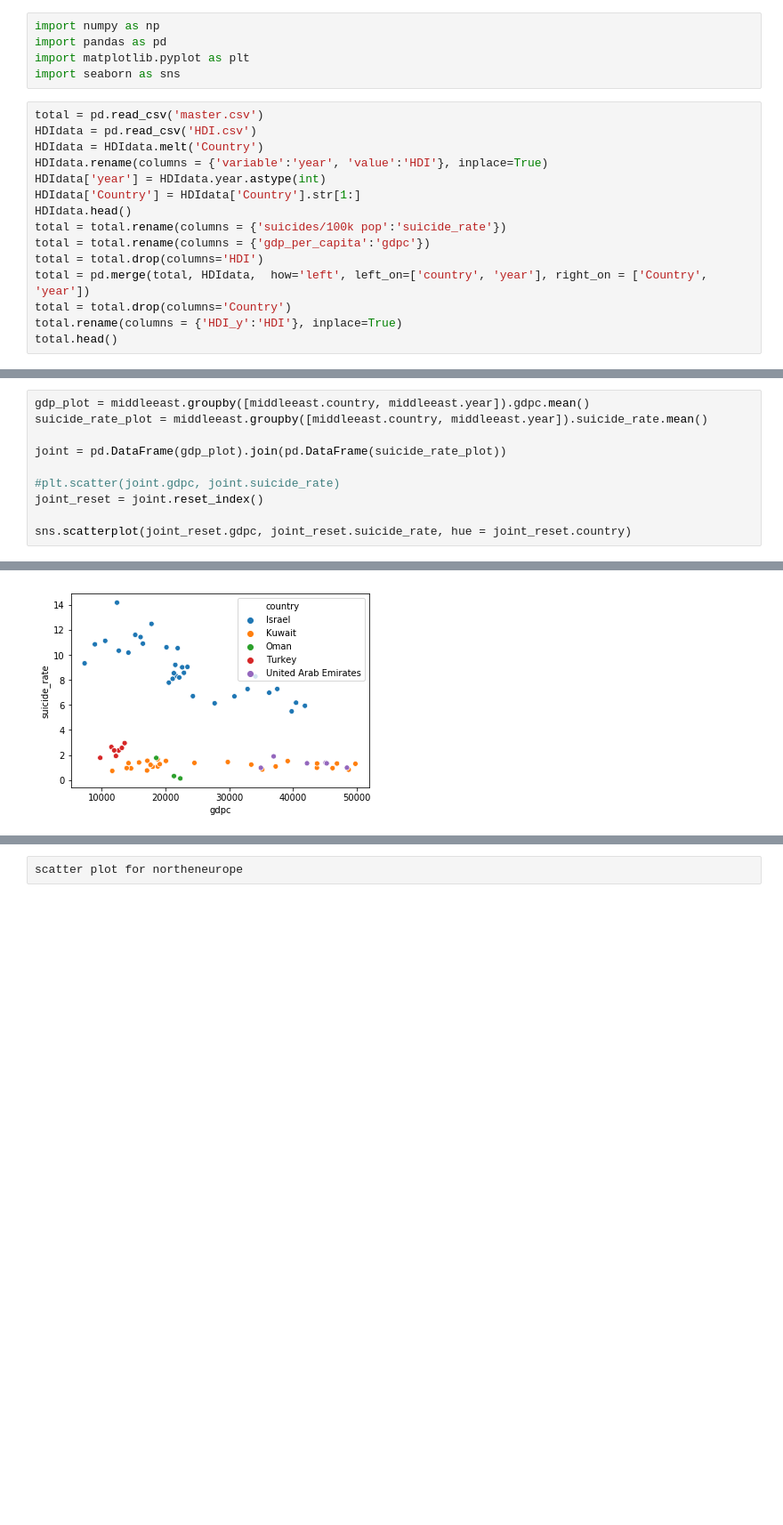
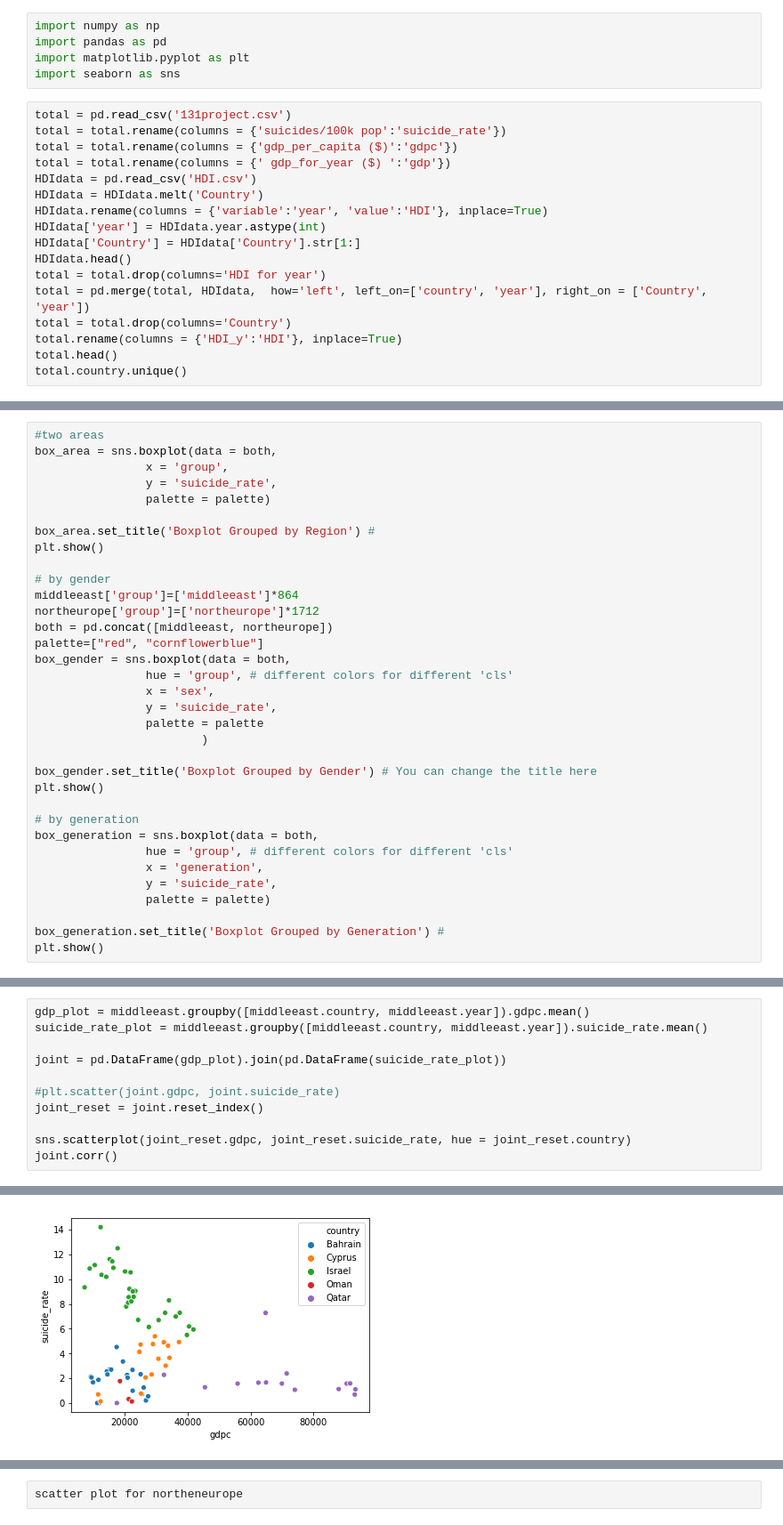
Before and after one commit to sophiazhou97/131-project, a Jupyter notebook: 131project.ipynb, the cells around one changed output, grey strips where cells are left out. Shown at 89% size. Drawn from its saved outputs; the diff is of its cells as text; blank space fills up the shorter version.

```diff
--- a/131project.ipynb
+++ b/131project.ipynb
@@ -4,18 +4,20 @@ import pandas as pd
 import matplotlib.pyplot as plt
 import seaborn as sns
 # %%
-total = pd.read_csv('master.csv')
+total = pd.read_csv('131project.csv')
+total = total.rename(columns = {'suicides/100k pop':'suicide_rate'})
+total = total.rename(columns = {'gdp_per_capita ($)':'gdpc'})
+total = total.rename(columns = {' gdp_for_year ($) ':'gdp'})
 HDIdata = pd.read_csv('HDI.csv')
 HDIdata = HDIdata.melt('Country')
 HDIdata.rename(columns = {'variable':'year', 'value':'HDI'}, inplace=True)
 HDIdata['year'] = HDIdata.year.astype(int)
 HDIdata['Country'] = HDIdata['Country'].str[1:]
 HDIdata.head()
-total = total.rename(columns = {'suicides/100k pop':'suicide_rate'})
-total = total.rename(columns = {'gdp_per_capita':'gdpc'})
-total = total.drop(columns='HDI')
+total = total.drop(columns='HDI for year')
 total = pd.merge(total, HDIdata,  how='left', left_on=['country', 'year'], right_on = ['Country', 'year'])
 total = total.drop(columns='Country')
 total.rename(columns = {'HDI_y':'HDI'}, inplace=True)
 total.head()
+total.country.unique()
 # %% [output]
@@ -45,0 +86,34 @@ plt.show()
+# %%
+#two areas
+box_area = sns.boxplot(data = both,
+                x = 'group',
+                y = 'suicide_rate',
+                palette = palette)
+
+box_area.set_title('Boxplot Grouped by Region') #
+plt.show()
+
+# by gender
+middleeast['group']=['middleeast']*864
+northeurope['group']=['northeurope']*1712
+both = pd.concat([middleeast, northeurope])
+palette=["red", "cornflowerblue"]
+box_gender = sns.boxplot(data = both,
+                hue = 'group', # different colors for different 'cls'
+                x = 'sex',
+                y = 'suicide_rate',
+                palette = palette
+                        )
+
+box_gender.set_title('Boxplot Grouped by Gender') # You can change the title here
+plt.show()
+
+# by generation
+box_generation = sns.boxplot(data = both,
+                hue = 'group', # different colors for different 'cls'
+                x = 'generation',
+                y = 'suicide_rate',
+                palette = palette)
+
+box_generation.set_title('Boxplot Grouped by Generation') #
+plt.show()
@@ -55,4 +143,5 @@ joint = pd.DataFrame(gdp_plot).join(pd.DataFrame(suicide_rate_plot))
 joint_reset = joint.reset_index()
 
 sns.scatterplot(joint_reset.gdpc, joint_reset.suicide_rate, hue = joint_reset.country)
+joint.corr()
 # %% [output]
@@ -60 +151 @@ sns.scatterplot(joint_reset.gdpc, joint_reset.suicide_rate, hue = joint_reset.co
-[figure, old version]
+[figure, new version]
```
Also changed, not shown: parts of 20 cells of this notebook.
